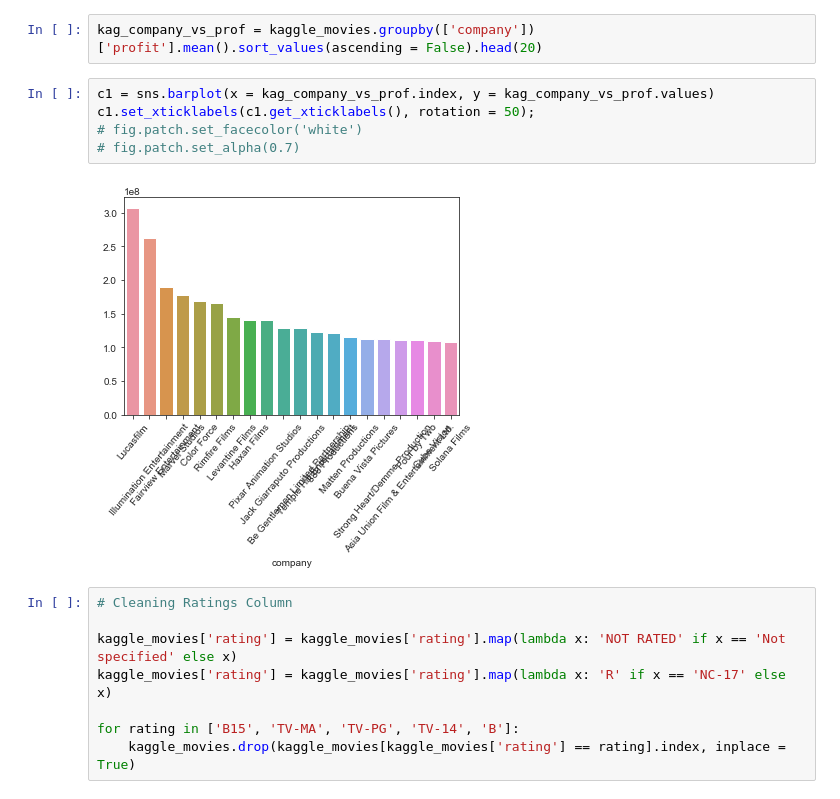
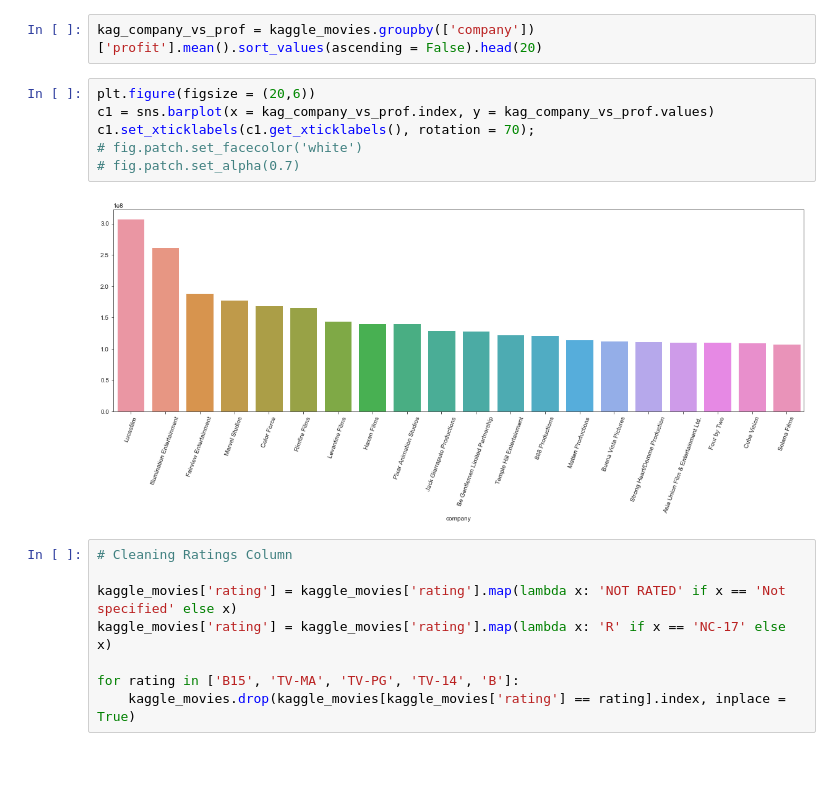
Before and after one commit to mrozenva/dsc-phase-1-project-campus, a Jupyter notebook: data_inspection.ipynb, the cells around one changed output. Cells and saved outputs as stored; diff of their text form; blank space fills up the shorter version.

Commit message:
fixed chart issues

```diff
--- a/data_inspection.ipynb
+++ b/data_inspection.ipynb
@@ -242,12 +274,13 @@ kaggle_movies.groupby(['company'])['profit'].mean().sort_values(ascending = Fals
 # %%
 kag_company_vs_prof = kaggle_movies.groupby(['company'])['profit'].mean().sort_values(ascending = False).head(20)
 # %%
+plt.figure(figsize = (20,6))
 c1 = sns.barplot(x = kag_company_vs_prof.index, y = kag_company_vs_prof.values)
-c1.set_xticklabels(c1.get_xticklabels(), rotation = 50);
+c1.set_xticklabels(c1.get_xticklabels(), rotation = 70);
 # fig.patch.set_facecolor('white')
 # fig.patch.set_alpha(0.7)
 # %% [output]
-[figure, old version]
+[figure, new version]
 # %%
 # Cleaning Ratings Column
 
```
Also changed, not shown: parts of 7 cells of this notebook.
